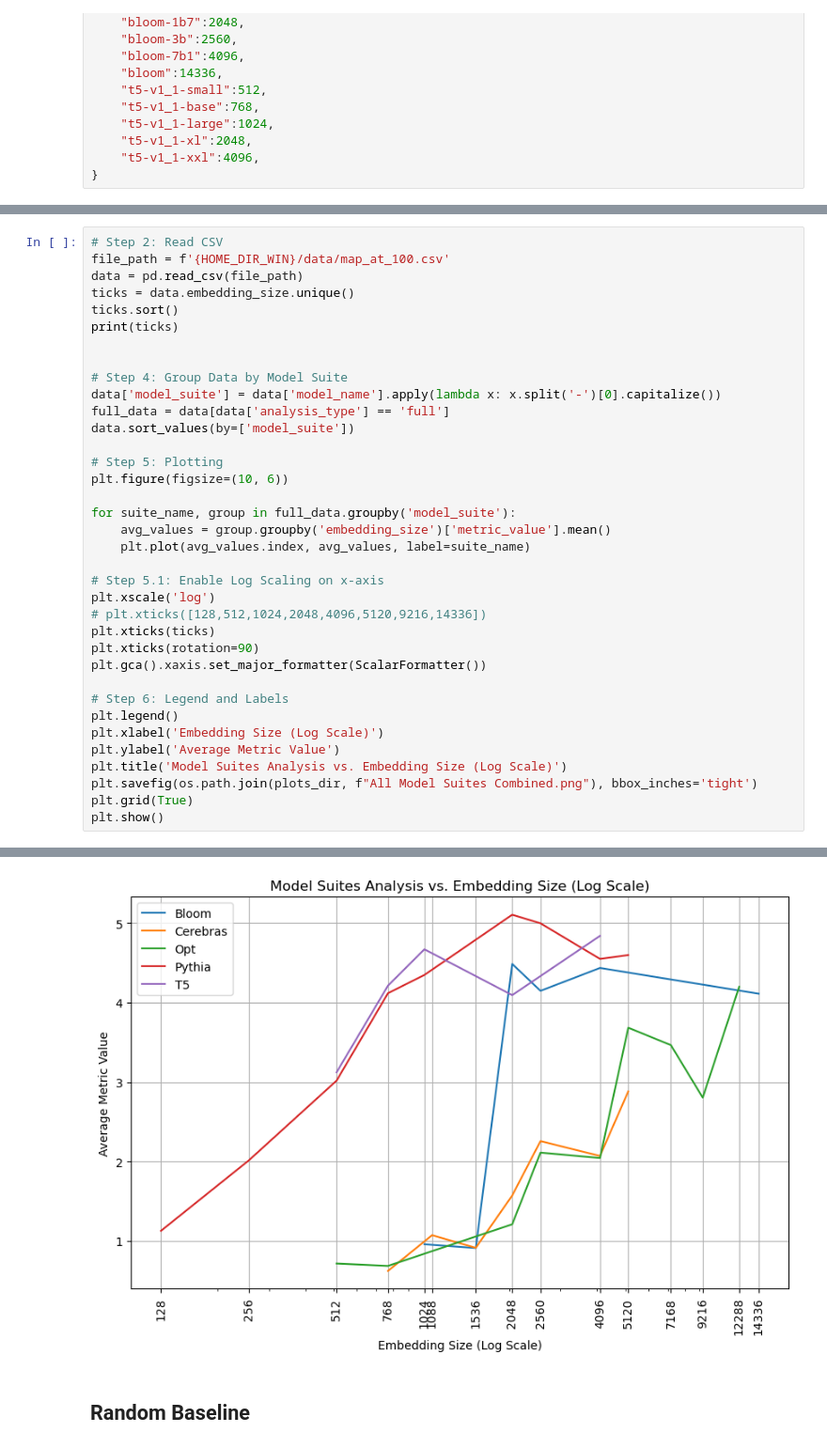
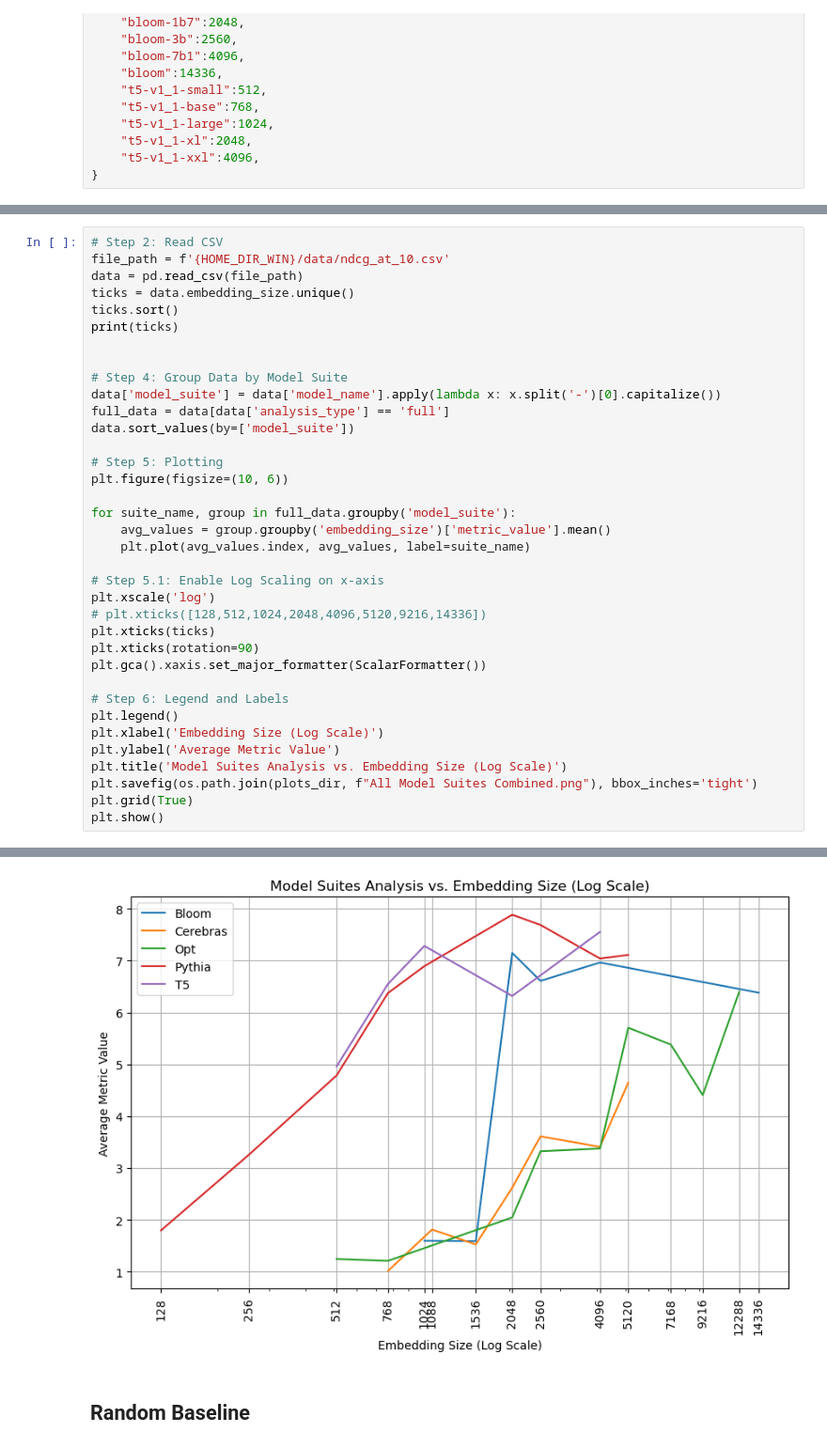
Before and after one commit to jstephencorey/LMEmbeddingAnalysis, a Jupyter notebook: notebooks/Data Analysis and Plotting.ipynb, the cells around one changed output, grey strips where cells are left out. Shown at 94% size. Drawn from its saved outputs; the diff is of its cells as text.

```diff
--- a/notebooks/Data Analysis and Plotting.ipynb
+++ b/notebooks/Data Analysis and Plotting.ipynb
@@ -352,6 +352,6 @@ df.to_csv(f'{HOME_DIR_WIN}/data/map_at_100.csv', index=False)
 # %%
 # Step 2: Read CSV
-file_path = f'{HOME_DIR_WIN}/data/map_at_100.csv'
+file_path = f'{HOME_DIR_WIN}/data/ndcg_at_10.csv'
 data = pd.read_csv(file_path)
 ticks = data.embedding_size.unique()
 ticks.sort()
@@ -361,34 +361,34 @@ print(ticks)
 # Step 4: Group Data by Model Suite
 data['model_suite'] = data['model_name'].apply(lambda x: x.split('-')[0].capitalize())
 full_data = data[data['analysis_type'] == 'full']
 data.sort_values(by=['model_suite'])
 
 # Step 5: Plotting
 plt.figure(figsize=(10, 6))
 
 for suite_name, group in full_data.groupby('model_suite'):
     avg_values = group.groupby('embedding_size')['metric_value'].mean()
     plt.plot(avg_values.index, avg_values, label=suite_name)
 
 # Step 5.1: Enable Log Scaling on x-axis
 plt.xscale('log')
 # plt.xticks([128,512,1024,2048,4096,5120,9216,14336])
 plt.xticks(ticks)
 plt.xticks(rotation=90)
 plt.gca().xaxis.set_major_formatter(ScalarFormatter())
 
 # Step 6: Legend and Labels
 plt.legend()
 plt.xlabel('Embedding Size (Log Scale)')
 plt.ylabel('Average Metric Value')
 plt.title('Model Suites Analysis vs. Embedding Size (Log Scale)')
 plt.savefig(os.path.join(plots_dir, f"All Model Suites Combined.png"), bbox_inches='tight')
 plt.grid(True)
 plt.show()
 # %% [output]
 [  128   256   512   768  1024  1088  1536  2048  2560  4096  5120  7168
   9216 12288 14336]
-[figure, old version]
+[figure, new version]
 # %% [markdown]
 ## Random Baseline
 # %%
```
Also changed, not shown: parts of 6 cells of this notebook, 30 other files.
